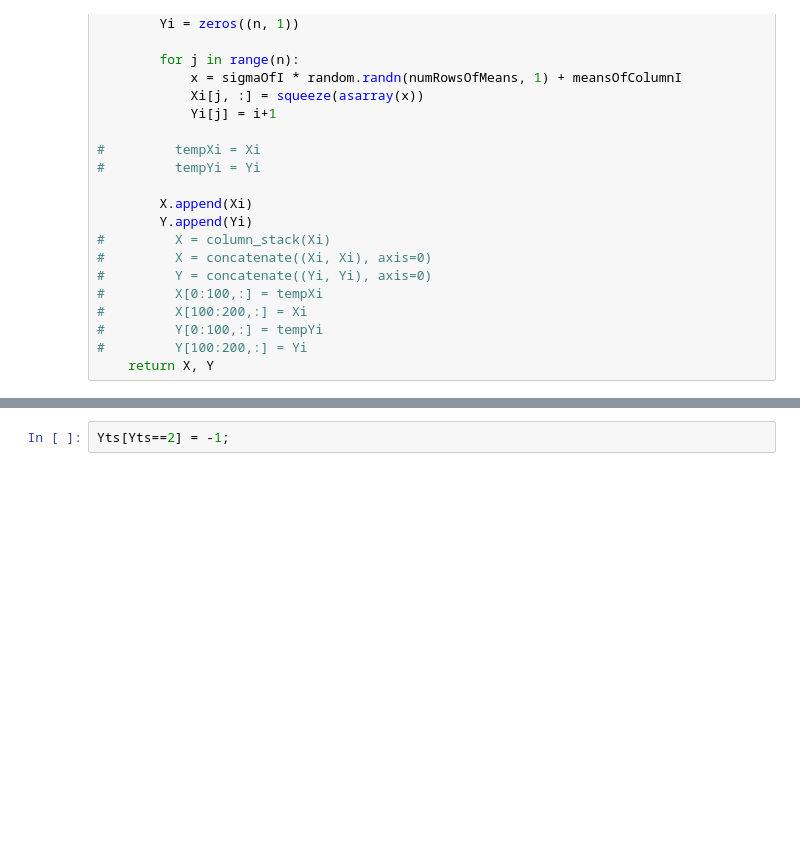
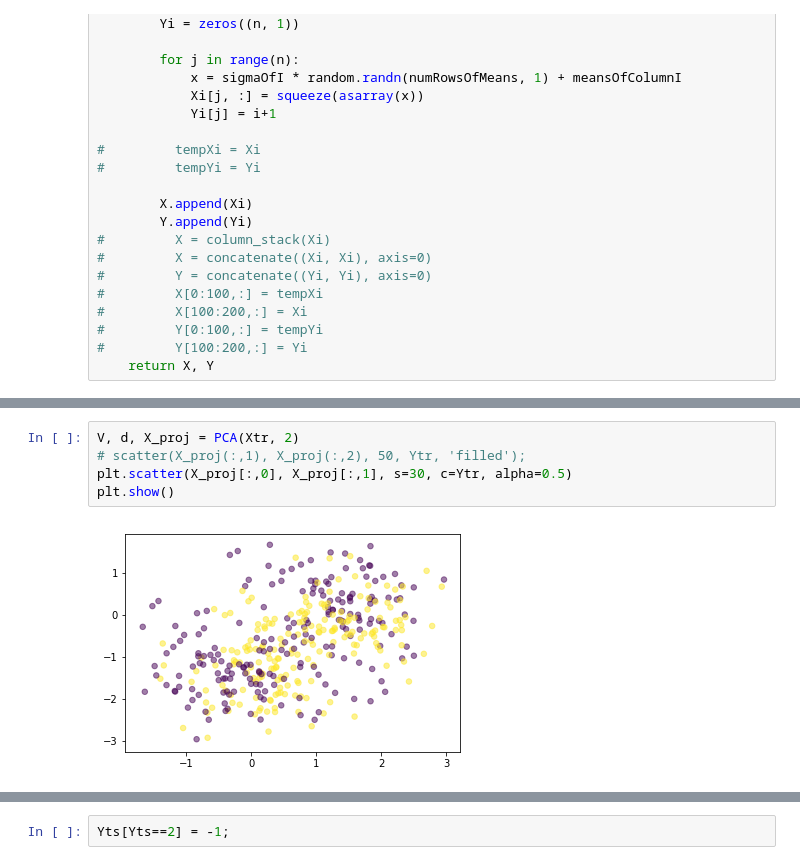
Before and after one commit to saratrajput/mlcc, a Jupyter notebook: mlccProject.ipynb, the cells around one changed output, grey strips where cells are left out. Saved outputs shown, nothing was run; the diff lists cells and outputs as text; blank space fills up the shorter version.

```diff
--- a/mlccProject.ipynb
+++ b/mlccProject.ipynb
@@ -145,0 +188,7 @@ def MixGauss(means, sigmas, n):
+# %%
+V, d, X_proj = PCA(Xtr, 2)
+# scatter(X_proj(:,1), X_proj(:,2), 50, Ytr, 'filled');
+plt.scatter(X_proj[:,0], X_proj[:,1], s=30, c=Ytr, alpha=0.5)
+plt.show()
+# %% [output]
+[figure, added]
```
Also changed, not shown: parts of 36 cells of this notebook, 2 other files.
